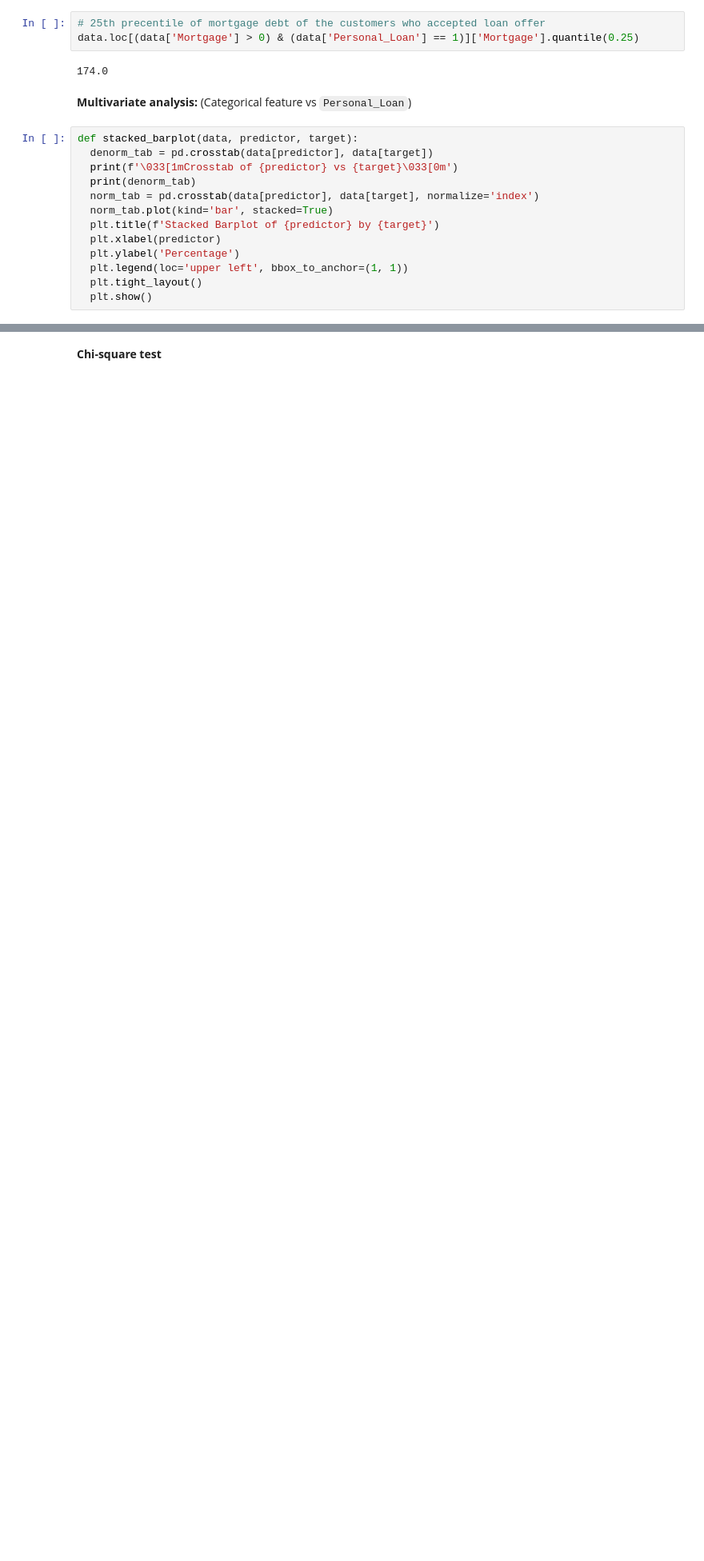
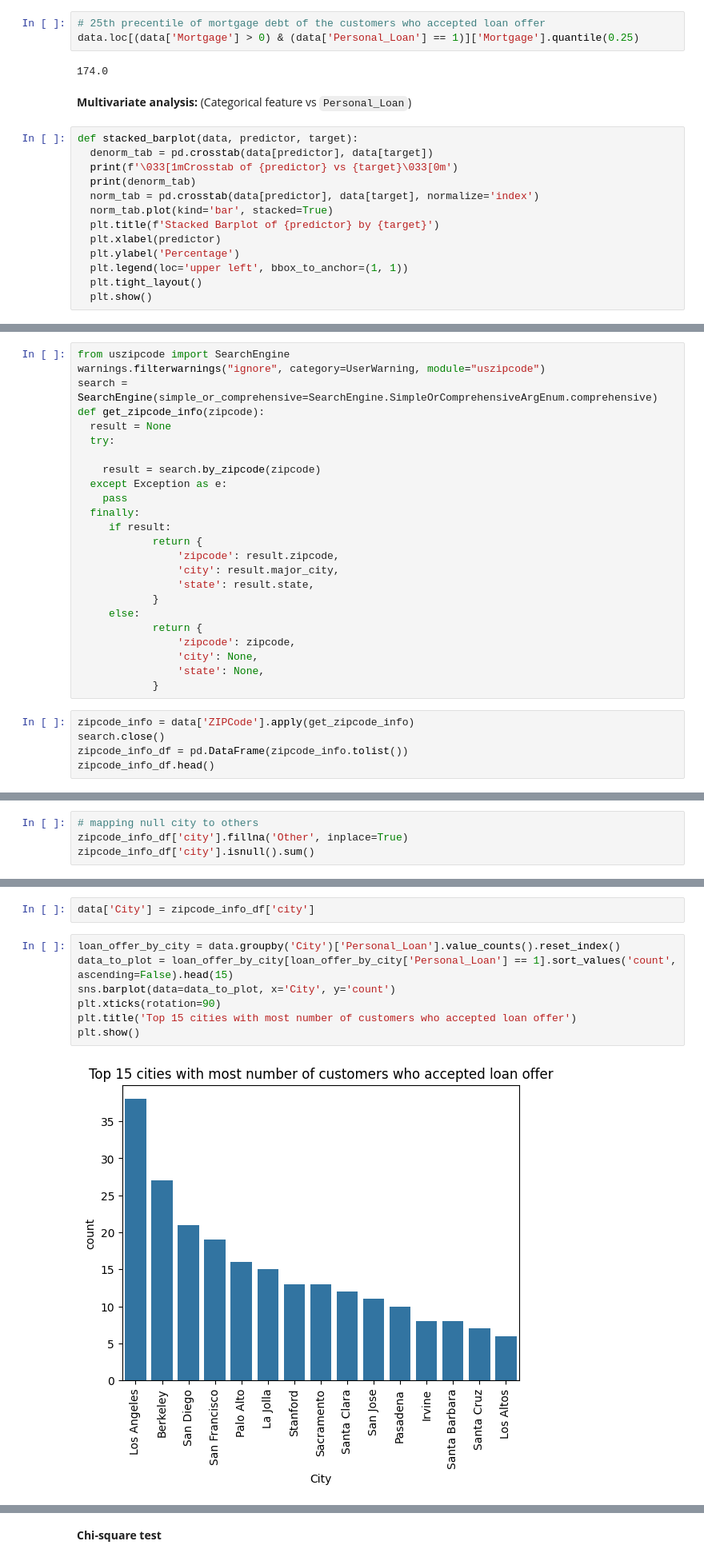
Before and after one commit to sheikhomer/PersonalLoanCampaignModel, a Jupyter notebook: AIML_ML_Project_full_code_notebook.ipynb, the cells around one changed output, grey strips where cells are left out. Shown at 80% size. Cells and saved outputs as stored; diff of their text form; blank space fills up the shorter version.

```diff
--- a/AIML_ML_Project_full_code_notebook.ipynb
+++ b/AIML_ML_Project_full_code_notebook.ipynb
@@ -468,0 +501,29 @@ CreditCard
+# %%
+from uszipcode import SearchEngine
+warnings.filterwarnings("ignore", category=UserWarning, module="uszipcode")
+search = SearchEngine(simple_or_comprehensive=SearchEngine.SimpleOrComprehensiveArgEnum.comprehensive)
+def get_zipcode_info(zipcode):
+  result = None
+  try:
+
+    result = search.by_zipcode(zipcode)
+  except Exception as e:
+    pass
+  finally:
+     if result:
+            return {
+                'zipcode': result.zipcode,
+                'city': result.major_city,
+                'state': result.state,
+            }
+     else:
+            return {
+                'zipcode': zipcode,
+                'city': None,
+                'state': None,
+            }
+# %%
+zipcode_info = data['ZIPCode'].apply(get_zipcode_info)
+search.close()
+zipcode_info_df = pd.DataFrame(zipcode_info.tolist())
+zipcode_info_df.head()
@@ -468,0 +556,4 @@ CreditCard
+# %%
+# mapping null city to others
+zipcode_info_df['city'].fillna('Other', inplace=True)
+zipcode_info_df['city'].isnull().sum()
@@ -468,0 +562,11 @@ CreditCard
+# %%
+data['City'] = zipcode_info_df['city']
+# %%
+loan_offer_by_city = data.groupby('City')['Personal_Loan'].value_counts().reset_index()
+data_to_plot = loan_offer_by_city[loan_offer_by_city['Personal_Loan'] == 1].sort_values('count', ascending=False).head(15)
+sns.barplot(data=data_to_plot, x='City', y='count')
+plt.xticks(rotation=90)
+plt.title('Top 15 cities with most number of customers who accepted loan offer')
+plt.show()
+# %% [output]
+[figure, added]
```
Also changed, not shown: parts of 26 cells of this notebook.
